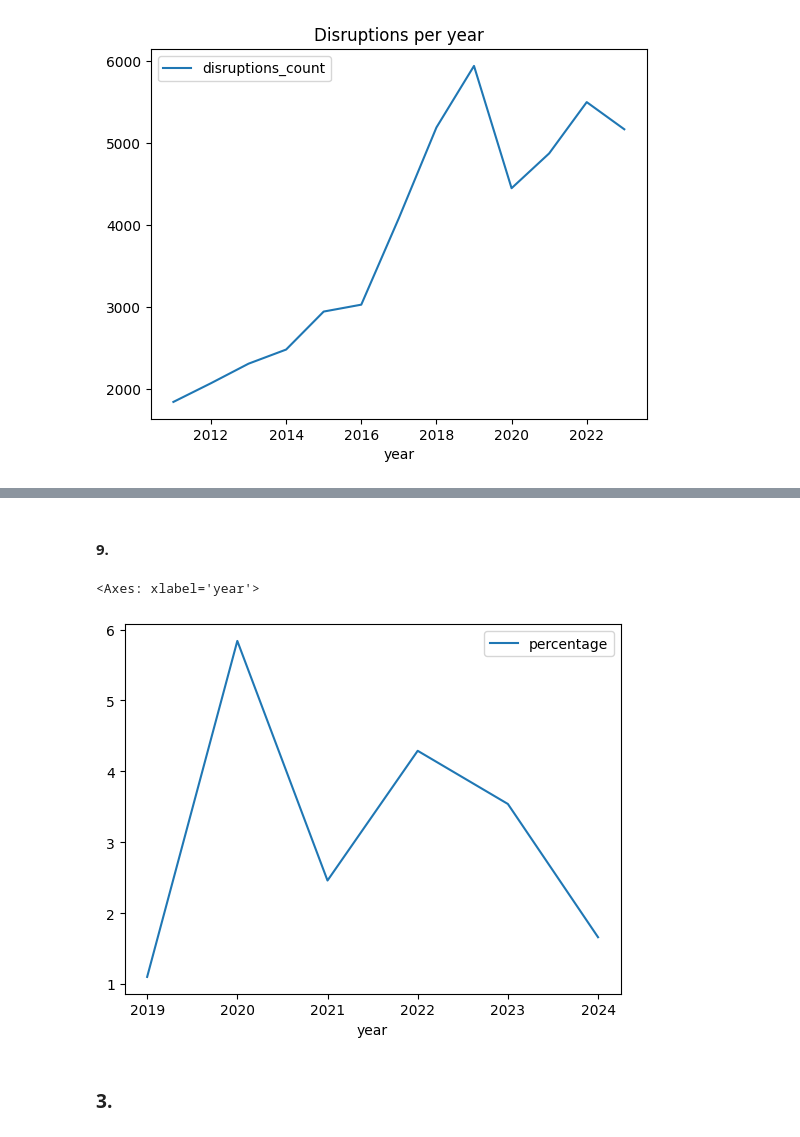
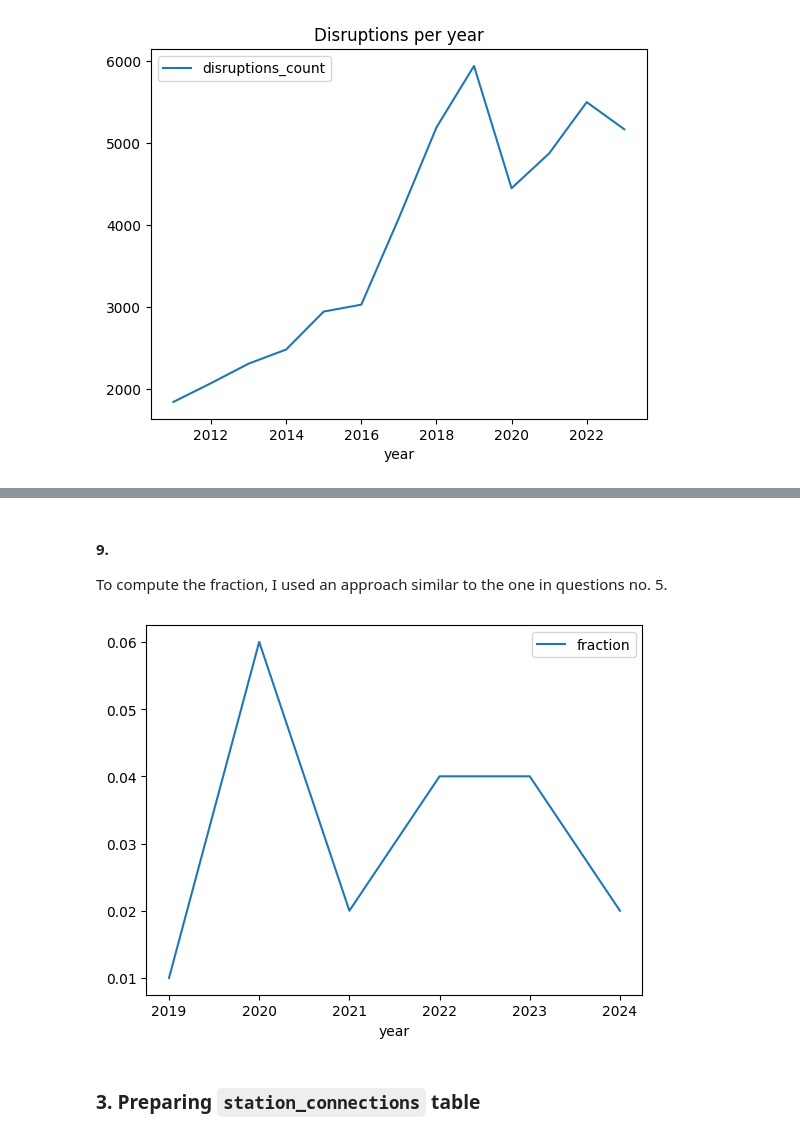
Before and after one commit to mnozkiewicz/MLOPS, a Jupyter notebook: lab2/homework.ipynb, the cells around one changed output, grey strips where cells are left out. Drawn from its saved outputs; the diff is of its cells as text; code cells hidden in the pictures.

```diff
--- a/lab2/homework.ipynb
+++ b/lab2/homework.ipynb
@@ -239,16 +240,17 @@ LIMIT 1
 # %% [markdown]
 #### 9.
+
+To compute the fraction, I used an approach similar to the one in questions no. 5.
 # %%
 db.sql("""
 SELECT
-       YEAR("Service:Date") as year,
-       ROUND(AVG(CASE WHEN "Service:Completely cancelled" = true THEN 1 ELSE 0 END) * 100, 2) as percentage
-    FROM services
+    YEAR("Service:Date") as year,
+    ROUND(AVG(CASE WHEN "Service:Completely cancelled" = true THEN 1 ELSE 0 END), 2) as fraction
+FROM services
 GROUP BY year
 ORDER BY year
-""").df().plot.line(x="year", y="percentage")
+""").df().plot.line(x="year", y="fraction");
 # %% [output]
-<Axes: xlabel='year'>
-[figure, old version]
+[figure, new version]
 # %% [markdown]
-### 3.
+### 3. Preparing `station_connections` table
```
Also changed, not shown: parts of 20 cells of this notebook.
